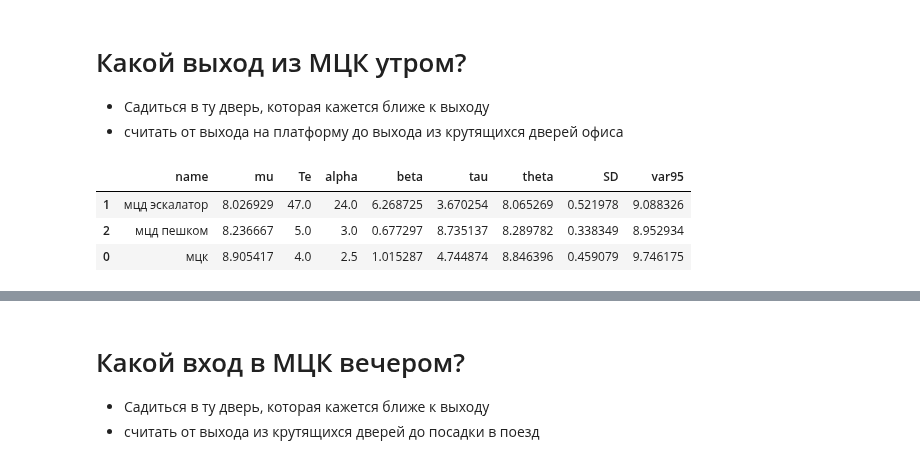
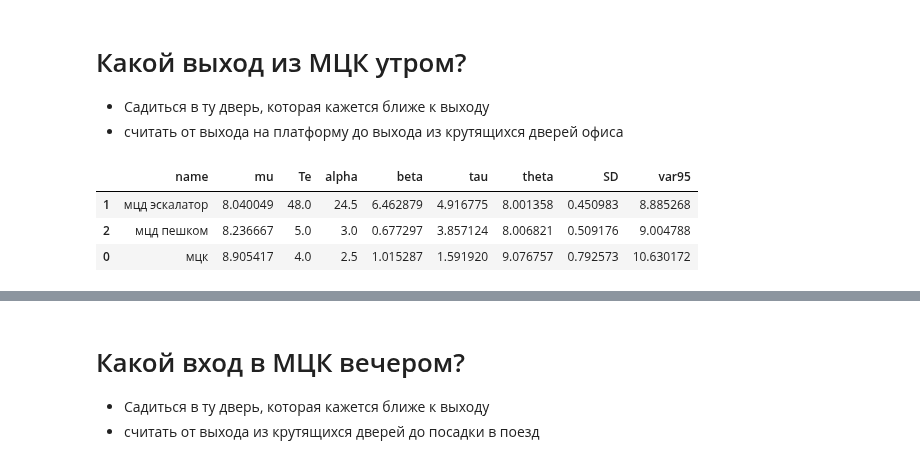
Before and after one commit to ksetdekov/trip_choice_optimizer, a Jupyter notebook: coffee-amount-optimization.ipynb, the cells around one changed output, grey strips where cells are left out. Cells and saved outputs as stored; diff of their text form; code cells hidden in the pictures.

```diff
--- a/coffee-amount-optimization.ipynb
+++ b/coffee-amount-optimization.ipynb
@@ -356,36 +357,37 @@ morning_exit.update_hands("мцд эскалатор", '0:08:04.1') # mon 20 jan
 morning_exit.update_hands("мцд эскалатор", '0:07:52.4') # tue 21 jan 2025
 morning_exit.update_hands("мцд эскалатор", '0:07:40.0') # wed 22 jan 2025
 morning_exit.update_hands("мцд эскалатор", '0:07:21.0') # thr 23 jan 2025
 morning_exit.update_hands("мцд эскалатор", '0:07:50.5') # fr 24 jan 2025
 morning_exit.update_hands("мцд эскалатор", '0:08:11.1') # mon 27 jan 2025
 morning_exit.update_hands("мцд эскалатор", '0:07:21.52') # tue 28 jan 2025
 morning_exit.update_hands("мцд эскалатор", '0:08:26.8') # wed 29 jan 2025
 morning_exit.update_hands("мцд эскалатор", '0:08:01.8') # thr 30 jan 2025
 morning_exit.update_hands("мцд эскалатор", '0:08:14.0') # mon 3 feb 2025
 morning_exit.update_hands("мцд эскалатор", '0:07:51.4') # tue 4 feb 2025
 morning_exit.update_hands("мцд эскалатор", '0:07:53') # wed 5 feb 2025
 morning_exit.update_hands("мцд эскалатор", '0:08:05') # thr 6 feb 2025
 morning_exit.update_hands("мцд пешком", '0:08:26.8') # fr 7 feb 2025
 morning_exit.update_hands("мцд пешком", '0:08:27.8') # monday 10 feb 2025
 morning_exit.update_hands("мцд эскалатор", '0:07:58.9') # tue 11 feb 2025
 morning_exit.update_hands("мцд пешком", '0:08:24.6') # wed 12 feb 2025
 morning_exit.update_hands("мцд пешком", '0:07:47.1') # thr 13 feb 2025
 morning_exit.update_hands("мцд эскалатор", '0:07:54.1') # fr 14 feb 2025
 morning_exit.update_hands("мцд эскалатор", '0:08:59.6') # mon 17 feb 2025
 morning_exit.update_hands("мцд эскалатор", '0:08:53.3') # tue 18 feb 2025
 morning_exit.update_hands("мцд пешком", '0:08:04.7') # wed 19 feb 2025
 morning_exit.update_hands("мцд эскалатор", '0:07:15.3') # thr 20 feb 2025
 morning_exit.update_hands("мцд эскалатор", '0:08:37.7') # fr 21 feb 2025
 morning_exit.update_hands("мцд эскалатор", '0:08:18.5') # tue 25 feb 2025
 morning_exit.update_hands("мцд эскалатор", '0:08:12.0') # fr 28 feb 2025
+morning_exit.update_hands("мцд эскалатор", '0:08:39.4') # mon 10 march 2025
 
 
 morning_exit.grade()
 # %% [output]
 |  | name | mu | Te | alpha | beta | tau | theta | SD | var95 |
-| 1 | мцд эскалатор | 8.026929 | 47.0 | 24.0 | 6.268725 | 3.670254 | 8.065269 | 0.521978 | 9.088326 |
-| 2 | мцд пешком | 8.236667 | 5.0 | 3.0 | 0.677297 | 8.735137 | 8.289782 | 0.338349 | 8.952934 |
-| 0 | мцк | 8.905417 | 4.0 | 2.5 | 1.015287 | 4.744874 | 8.846396 | 0.459079 | 9.746175 |
+| 1 | мцд эскалатор | 8.040049 | 48.0 | 24.5 | 6.462879 | 4.916775 | 8.001358 | 0.450983 | 8.885268 |
+| 2 | мцд пешком | 8.236667 | 5.0 | 3.0 | 0.677297 | 3.857124 | 8.006821 | 0.509176 | 9.004788 |
+| 0 | мцк | 8.905417 | 4.0 | 2.5 | 1.015287 | 1.591920 | 9.076757 | 0.792573 | 10.630172 |
 # %%
 fig = px.violin(morning_exit.history, y="value", x="option", box=True, points="all",
           hover_data=cups.history.columns)
```
Also changed, not shown: parts of 5 cells of this notebook.
